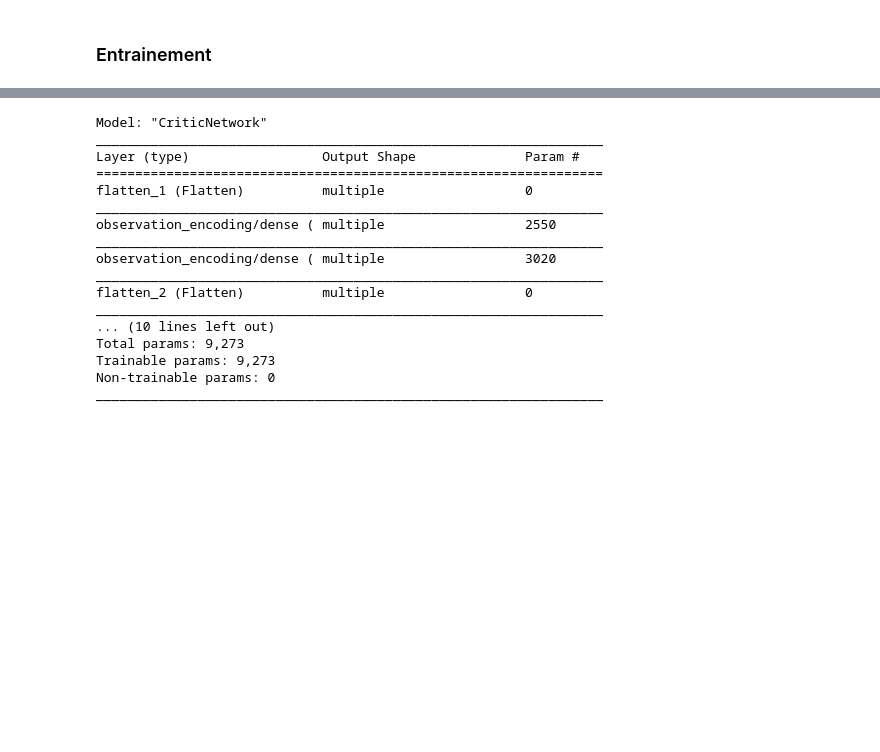
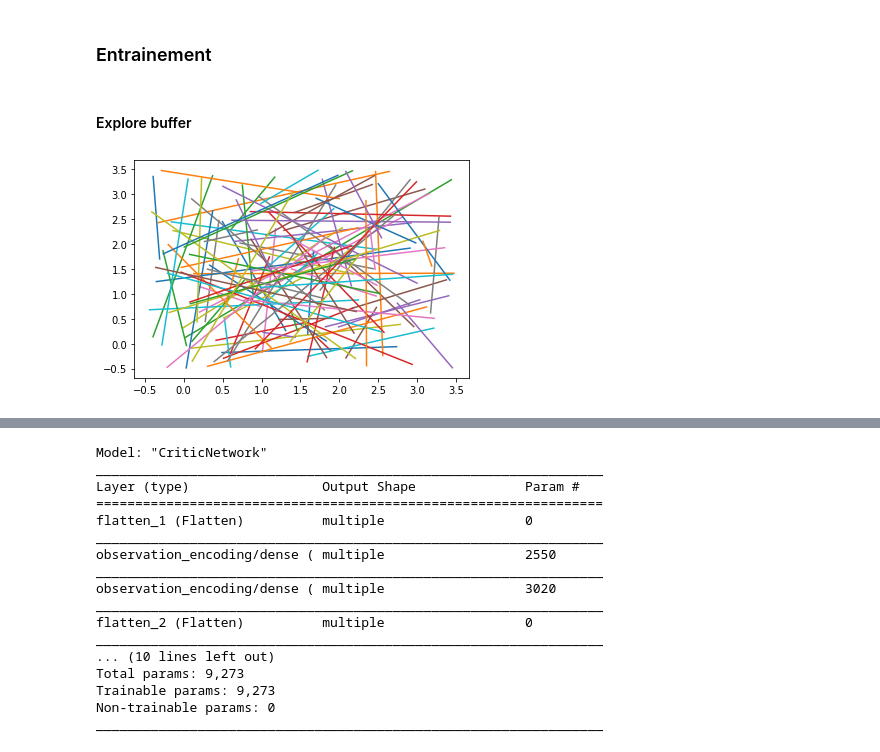
Before and after one commit to alexkocev/iarchitect, a Jupyter notebook: notebooks/Trainer2D.ipynb, the cells around one changed output, grey strips where cells are left out. Drawn from its saved outputs; the diff is of its cells as text; code cells hidden in the pictures; blank space fills up the shorter version.

```diff
--- a/notebooks/Trainer2D.ipynb
+++ b/notebooks/Trainer2D.ipynb
@@ -378,0 +437,24 @@ array([[7.4973702, 7.493822 ],
+# %% [markdown]
+#### Explore buffer
+# %%
+ds = trainer.replay_buffer.as_dataset(single_deterministic_pass=True,num_steps=2)
+# %%
+iterator=iter(ds)
+# %%
+results = []
+for _ in range(100):
+    elt,__ = next(iterator)
+    obs = elt.observation.numpy()
+    rew1,rew2 = elt.reward.numpy()
+    obs1=obs[0,:,:,0]
+    obs2=obs[1,:,:,0]
+    coord1 = tuple(np.round(elt.action.numpy()[0,:]).astype(int))
+    coord2 = tuple(np.round(elt.action.numpy()[1,:]).astype(int))
+    obs1[coord1],obs1[coord2],obs2[coord1],obs2[coord2],rew1,rew2
+    results.append(elt.action.numpy().transpose())
+#     results.append(elt.reward.numpy())
+# %%
+plt.plot(*results)
+plt.show()
+# %% [output]
+[figure, added]
```
Also changed, not shown: parts of 18 cells of this notebook, 4 other files.
